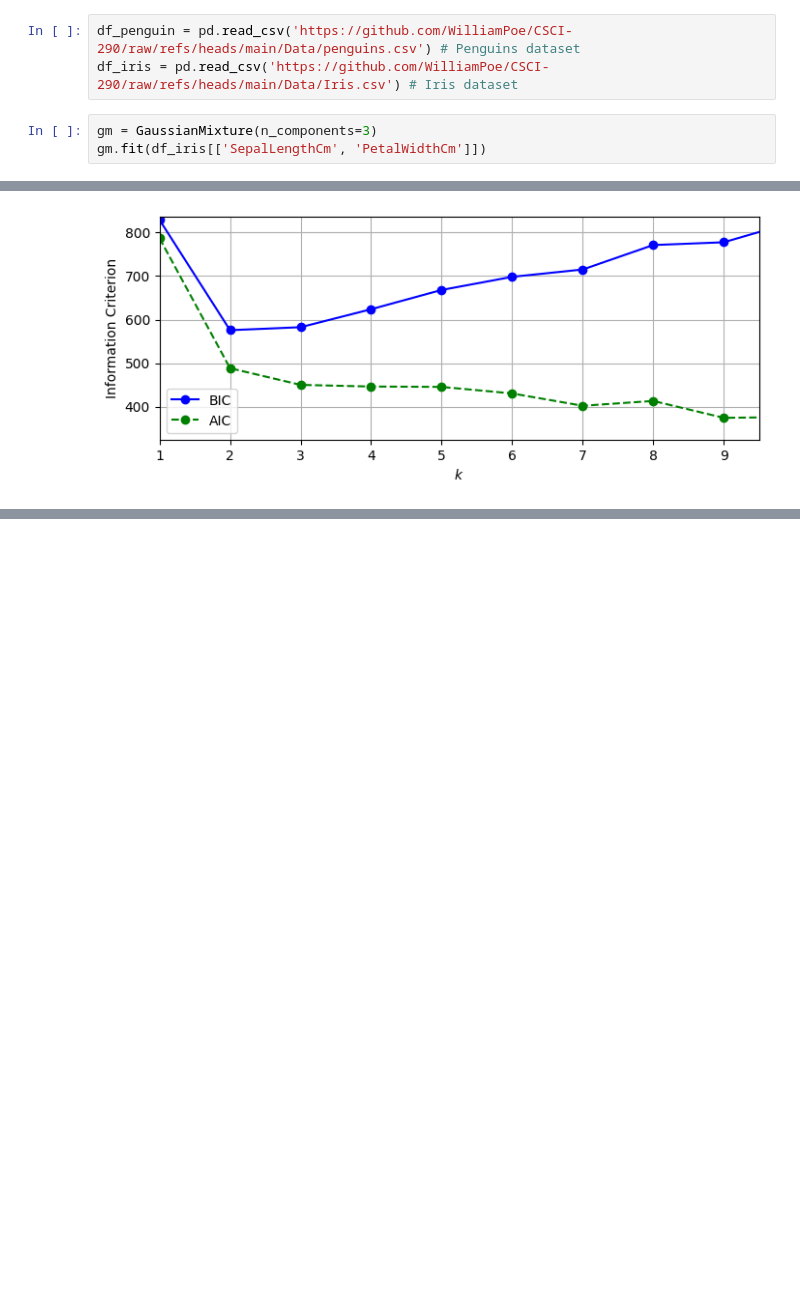
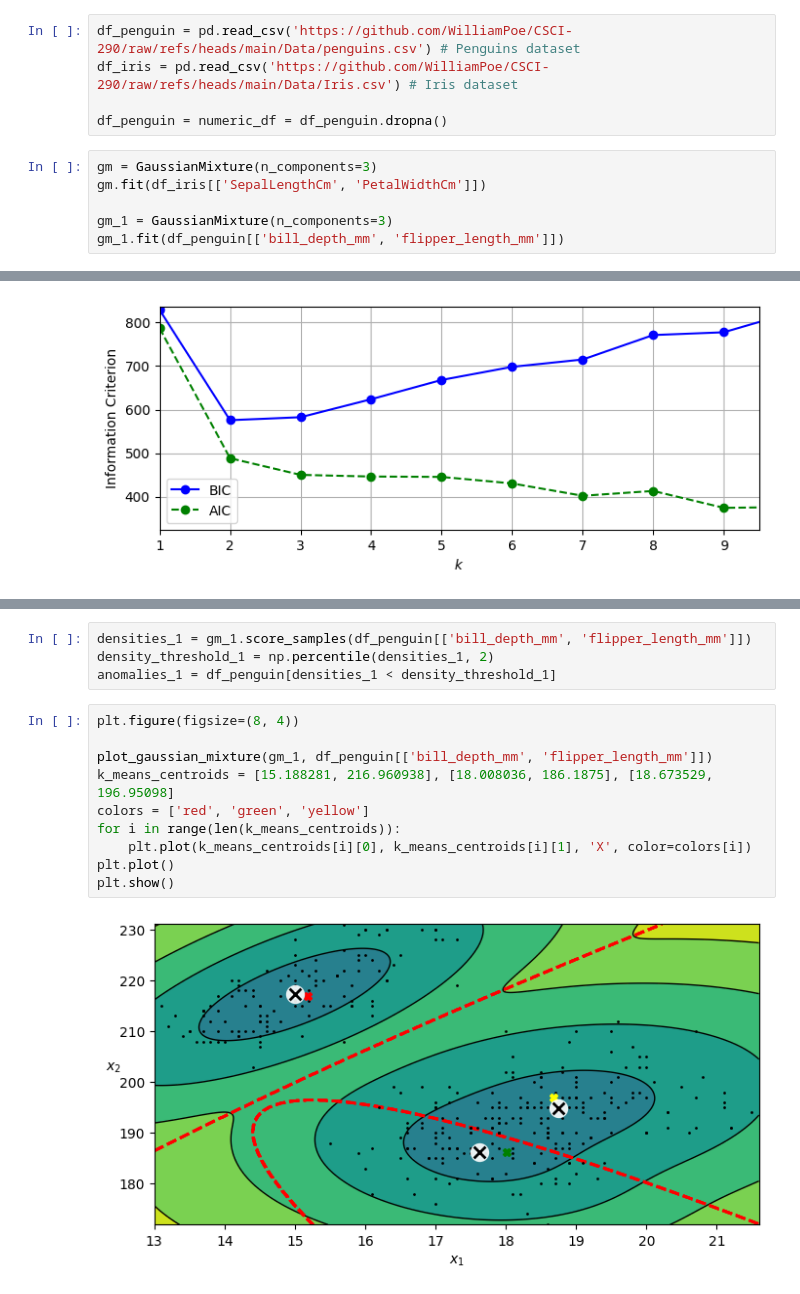
Before and after one commit to WilliamPoe/CSCI-290, a Jupyter notebook: notebooks/Gaussian_Mixtures.ipynb, the cells around one changed output, grey strips where cells are left out. Saved outputs shown, nothing was run; the diff lists cells and outputs as text; blank space fills up the shorter version.

```diff
--- a/notebooks/Gaussian_Mixtures.ipynb
+++ b/notebooks/Gaussian_Mixtures.ipynb
@@ -9,8 +11,13 @@ from matplotlib.colors import LogNorm
 # %%
 df_penguin = pd.read_csv('https://github.com/WilliamPoe/CSCI-290/raw/refs/heads/main/Data/penguins.csv') # Penguins dataset
 df_iris = pd.read_csv('https://github.com/WilliamPoe/CSCI-290/raw/refs/heads/main/Data/Iris.csv') # Iris dataset
+
+df_penguin = numeric_df = df_penguin.dropna()
 # %%
 gm = GaussianMixture(n_components=3)
 gm.fit(df_iris[['SepalLengthCm', 'PetalWidthCm']])
+
+gm_1 = GaussianMixture(n_components=3)
+gm_1.fit(df_penguin[['bill_depth_mm', 'flipper_length_mm']])
 # %% [output]
 GaussianMixture(n_components=3)
@@ -182,0 +299,16 @@ plt.show()
+# %%
+densities_1 = gm_1.score_samples(df_penguin[['bill_depth_mm', 'flipper_length_mm']])
+density_threshold_1 = np.percentile(densities_1, 2)
+anomalies_1 = df_penguin[densities_1 < density_threshold_1]
+# %%
+plt.figure(figsize=(8, 4))
+
+plot_gaussian_mixture(gm_1, df_penguin[['bill_depth_mm', 'flipper_length_mm']])
+k_means_centroids = [15.188281, 216.960938], [18.008036, 186.1875], [18.673529, 196.95098]
+colors = ['red', 'green', 'yellow']
+for i in range(len(k_means_centroids)):
+    plt.plot(k_means_centroids[i][0], k_means_centroids[i][1], 'X', color=colors[i])
+plt.plot()
+plt.show()
+# %% [output]
+[figure, added]
```
Also changed, not shown: parts of 18 cells of this notebook.
